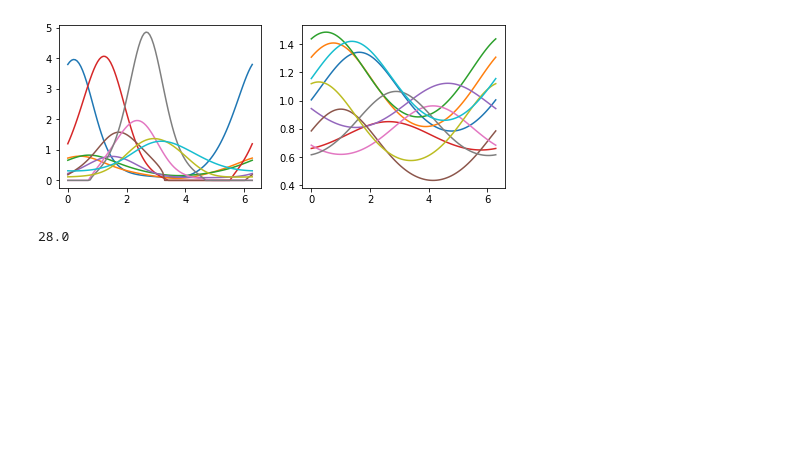
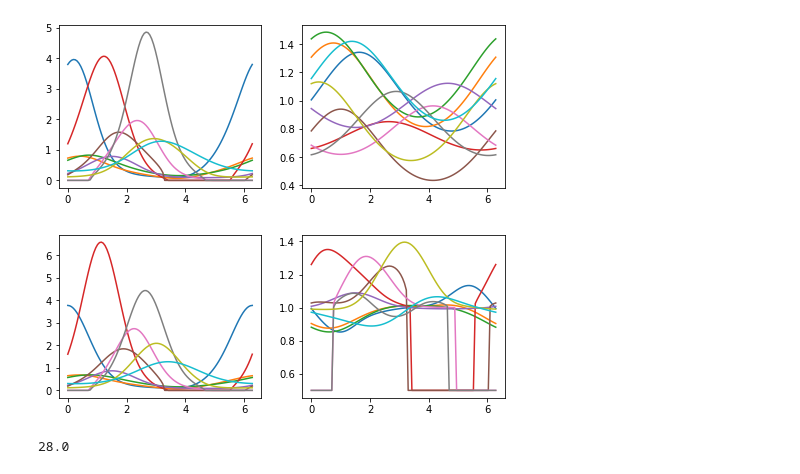
Before and after one commit to davindicode/universal-count-model, a Jupyter notebook: notebooks/visualize_synthetic.ipynb, the cells around one changed output. Cells and saved outputs as stored; diff of their text form; code cells hidden in the pictures; blank space fills up the shorter version.

```diff
--- a/notebooks/visualize_synthetic.ipynb
+++ b/notebooks/visualize_synthetic.ipynb
@@ -42,3 +44,13 @@ gt_nu = hCMP["gt_nu"]
+# %%
+covs = hCMP["gt_covariates"][:, 0]
+gt_lamb = hCMP["gt_lamb"]
+gt_nu = hCMP["gt_nu"]
+
+gt_mean = utils.stats.cmp_moments(1, gt_lamb, gt_nu, J=10000)
+gt_var = (
+    utils.stats.cmp_moments(2, gt_lamb, gt_nu, J=10000) - gt_mean**2
+)
+gt_FF = gt_var / (gt_mean + 1e-12)
 # %%
 n = 6
 
@@ -50,6 +62,17 @@ axes[1].plot(covs, gt_nu[:30:3, :].T)
 plt.show()
 # %% [output]
 [figure]
+# %%
+n = 6
+
+fig, axes = plt.subplots(1, 2, figsize=(8, 3))
+
+axes[0].plot(covs, gt_mean[:30:3, :].T)
+axes[1].plot(covs, gt_FF[:30:3, :].T)
+
+plt.show()
+# %% [output]
+[figure, added]
 # %%
 data_path = '../data/'
 data_type = 'modIP{}'.format(seed)
```
Also changed, not shown: parts of 3 cells of this notebook, 9 other files.
